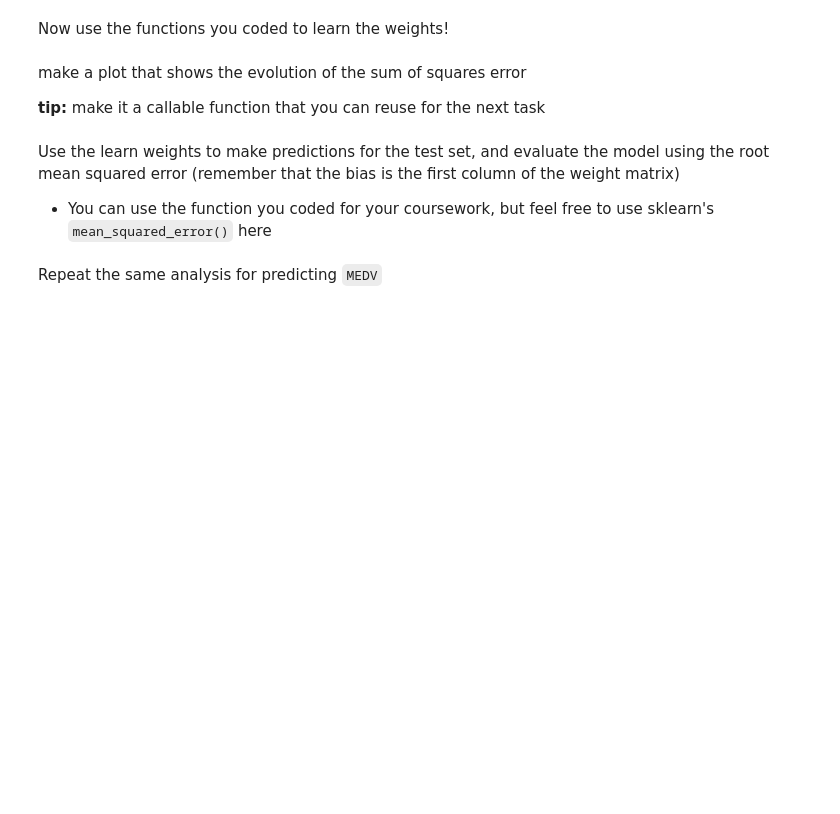
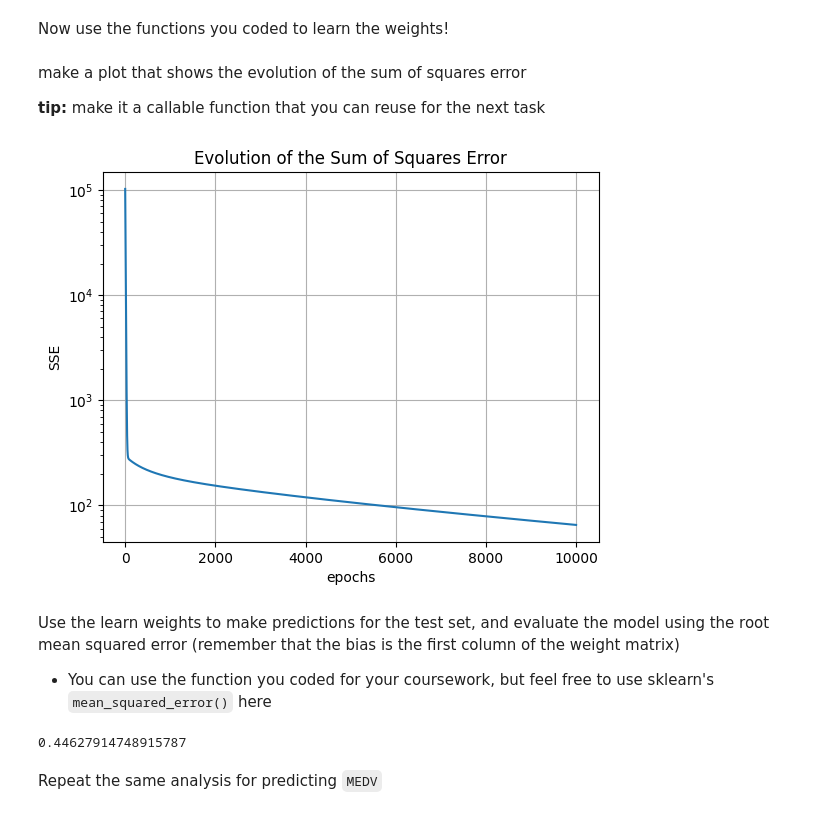
Before and after one commit to jhe-sua/fgv-teaemcd, a Jupyter notebook: lab4_linear_regression/Lab 04 -- Linear Regression.ipynb, the cells around one changed output. Saved outputs shown, nothing was run; the diff lists cells and outputs as text; code cells hidden in the pictures; blank space fills up the shorter version.

```diff
--- a/lab4_linear_regression/Lab 04 -- Linear Regression.ipynb
+++ b/lab4_linear_regression/Lab 04 -- Linear Regression.ipynb
@@ -151,2 +160,17 @@ First you will have to prepare the data:
+# %%
+from sklearn.model_selection import train_test_split
+
+y = housing["NOX"]
+X = housing.drop(columns=["NOX"])
+
+X_train, X_test, y_train, y_test = train_test_split(
+    X, y,
+    test_size=0.4,
+    random_state=1
+)
+
+# Adicionando X_0 a cada instancia
+X_train = np.c_[np.ones((X_train.shape[0],1)), X_train]
+X_test = np.c_[np.ones((X_test.shape[0],1)), X_test]
 # %% [markdown]
 Now use the functions you coded to learn the weights!
@@ -155,3 +177,6 @@ Now use the functions you coded to learn the weights!
+# %%
+w_pi = linear_regression_PI(X_train, y_train)
+w_sgd, sse_history = linear_regression_SGD(X_train, y_train, 0.00000001, 10000)
 # %% [markdown]
 make a plot that shows the evolution of the sum of squares error
 
@@ -161,3 +184,19 @@ make a plot that shows the evolution of the sum of squares error
+# %%
+# your code here
+def plotar(data, title, xlabel, ylabel, scale):
+    plt.plot(data)
+    plt.yscale(scale)
+
+    plt.xlabel(xlabel)
+    plt.ylabel(ylabel)
+
+    plt.title(title)
+    plt.grid()
+    plt.show()
+
+plotar(sse_history, "Evolution of the Sum of Squares Error" ,"epochs", "SSE", "log")
+# %% [output]
+[figure, added]
 # %% [markdown]
 Use the learn weights to make predictions for the test set, and evaluate the model using the root mean squared error (remember that the bias is the first column of the weight matrix)
 - You can use the function you coded for your coursework, but feel free to use sklearn's `mean_squared_error()` here
@@ -166,3 +203,13 @@ Use the learn weights to make predictions for the test set, and evaluate the mod
+# %%
+from sklearn.metrics import mean_squared_error
+
+y_predict_PI = X_test.dot(w_pi)
+mean_squared_error(y_test, y_predict_PI)
+
+y_predict_SGD = X_test.dot(w_sgd)
+mean_squared_error(y_test, y_predict_SGD)
+# %% [output]
+0.44627914748915787
 # %% [markdown]
 Repeat the same analysis for predicting `MEDV`
 # %%
```
Also changed, not shown: parts of 6 cells of this notebook.
